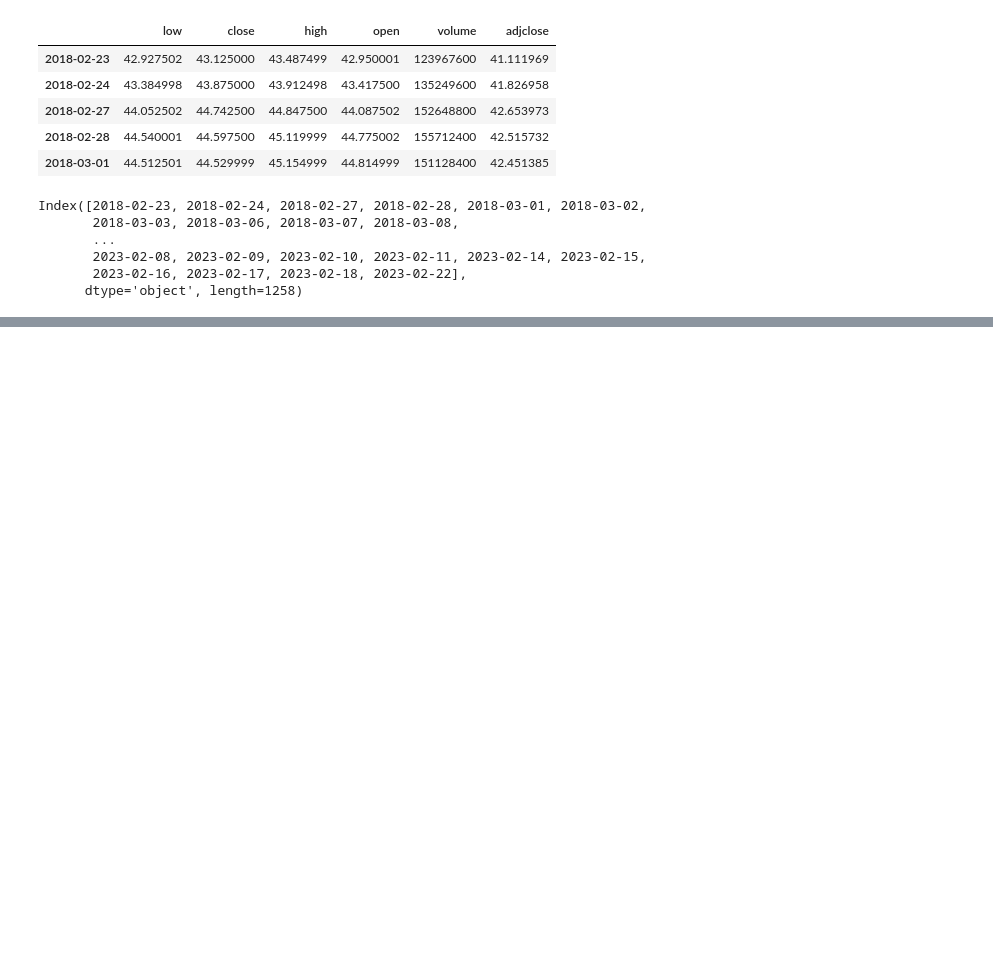
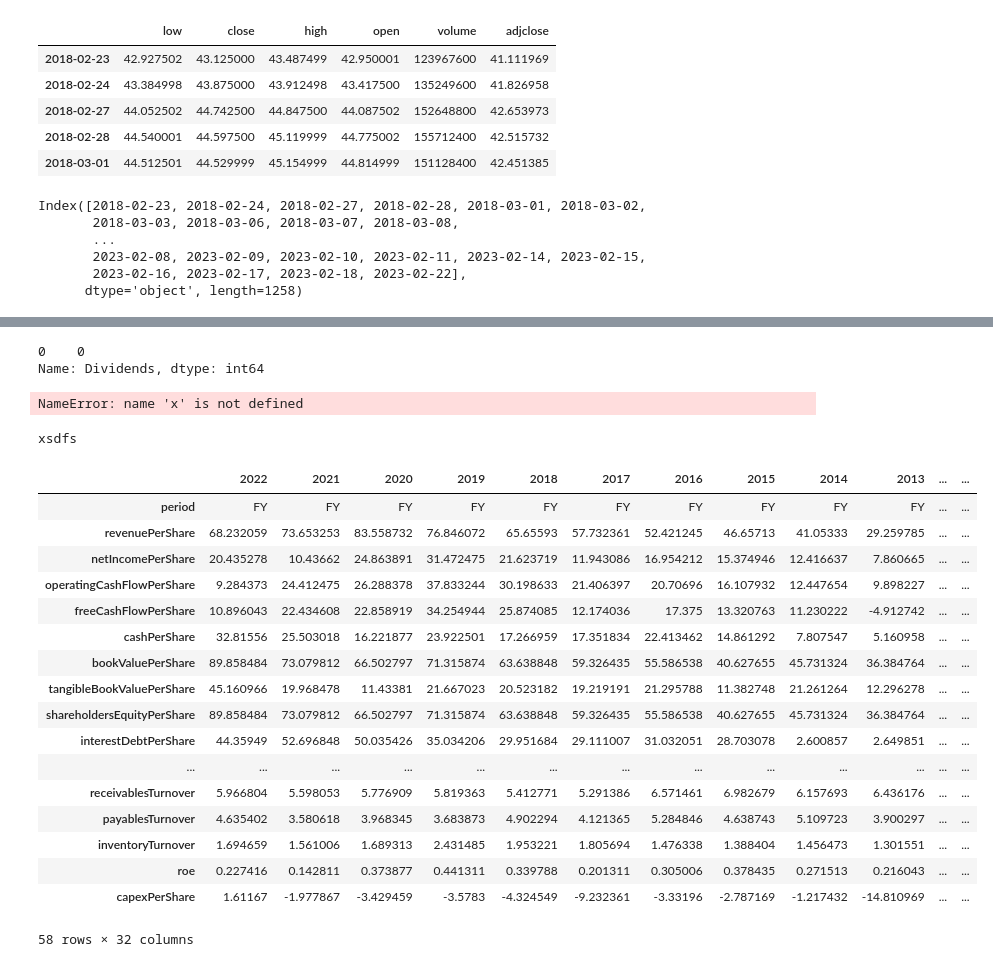
Before and after one commit to RuiGene/stock_search, a Jupyter notebook: x.ipynb, the cells around one changed output, grey strips where cells are left out. Drawn from its saved outputs; the diff is of its cells as text; code cells hidden in the pictures; blank space fills up the shorter version.

```diff
--- a/x.ipynb
+++ b/x.ipynb
@@ -117,0 +124,43 @@ print(formatted_num)  # Output: 1,000,000
+# %%
+dividends = pd.Series(0, name="Dividends")
+dividends
+# %% [output]
+0    0
+Name: Dividends, dtype: int64
+# %%
+import plotly.graph_objects as go
+payout = x["dividends"]["adjDividend"][0:4]
+fig = go.Figure(go.Bar(x = payout.index, y = payout))
+fig.update_layout(title = 'Past dividend payout', xaxis_title = 'Date', yaxis_title = 'Payout ($)')
+fig
+# %% [output]
+NameError: name 'x' is not defined
+# %%
+dividends= fa.stock_dividend('BIIB', FA_API_KEY)
+x = {"div": dividends}
+if x["div"].empty== True:
+    print('xsdfs')
+# %% [output]
+xsdfs
+# %%
+key_metrics_annually = fa.key_metrics('BIIB', FA_API_KEY, period = 'annual')
+key_metrics_annually
+# %% [output]
+|  | 2022 | 2021 | 2020 | 2019 | 2018 | 2017 | 2016 | 2015 | 2014 | 2013 | ... | ... |
+| period | FY | FY | FY | FY | FY | FY | FY | FY | FY | FY | ... | ... |
+| revenuePerShare | 68.232059 | 73.653253 | 83.558732 | 76.846072 | 65.65593 | 57.732361 | 52.421245 | 46.65713 | 41.05333 | 29.259785 | ... | ... |
+| netIncomePerShare | 20.435278 | 10.43662 | 24.863891 | 31.472475 | 21.623719 | 11.943086 | 16.954212 | 15.374946 | 12.416637 | 7.860665 | ... | ... |
+| operatingCashFlowPerShare | 9.284373 | 24.412475 | 26.288378 | 37.833244 | 30.198633 | 21.406397 | 20.70696 | 16.107932 | 12.447654 | 9.898227 | ... | ... |
+| freeCashFlowPerShare | 10.896043 | 22.434608 | 22.858919 | 34.254944 | 25.874085 | 12.174036 | 17.375 | 13.320763 | 11.230222 | -4.912742 | ... | ... |
+| cashPerShare | 32.81556 | 25.503018 | 16.221877 | 23.922501 | 17.266959 | 17.351834 | 22.413462 | 14.861292 | 7.807547 | 5.160958 | ... | ... |
+| bookValuePerShare | 89.858484 | 73.079812 | 66.502797 | 71.315874 | 63.638848 | 59.326435 | 55.586538 | 40.627655 | 45.731324 | 36.384764 | ... | ... |
+| tangibleBookValuePerShare | 45.160966 | 19.968478 | 11.43381 | 21.667023 | 20.523182 | 19.219191 | 21.295788 | 11.382748 | 21.261264 | 12.296278 | ... | ... |
+| shareholdersEquityPerShare | 89.858484 | 73.079812 | 66.502797 | 71.315874 | 63.638848 | 59.326435 | 55.586538 | 40.627655 | 45.731324 | 36.384764 | ... | ... |
+| interestDebtPerShare | 44.35949 | 52.696848 | 50.035426 | 35.034206 | 29.951684 | 29.111007 | 31.032051 | 28.703078 | 2.600857 | 2.649851 | ... | ... |
+| ... | ... | ... | ... | ... | ... | ... | ... | ... | ... | ... | ... | ... |
+| receivablesTurnover | 5.966804 | 5.598053 | 5.776909 | 5.819363 | 5.412771 | 5.291386 | 6.571461 | 6.982679 | 6.157693 | 6.436176 | ... | ... |
+| payablesTurnover | 4.635402 | 3.580618 | 3.968345 | 3.683873 | 4.902294 | 4.121365 | 5.284846 | 4.638743 | 5.109723 | 3.900297 | ... | ... |
+| inventoryTurnover | 1.694659 | 1.561006 | 1.689313 | 2.431485 | 1.953221 | 1.805694 | 1.476338 | 1.388404 | 1.456473 | 1.301551 | ... | ... |
+| roe | 0.227416 | 0.142811 | 0.373877 | 0.441311 | 0.339788 | 0.201311 | 0.305006 | 0.378435 | 0.271513 | 0.216043 | ... | ... |
+| capexPerShare | 1.61167 | -1.977867 | -3.429459 | -3.5783 | -4.324549 | -9.232361 | -3.33196 | -2.787169 | -1.217432 | -14.810969 | ... | ... |
+58 rows × 32 columns
```
Also changed, not shown: parts of 7 cells of this notebook, 2 other files.
